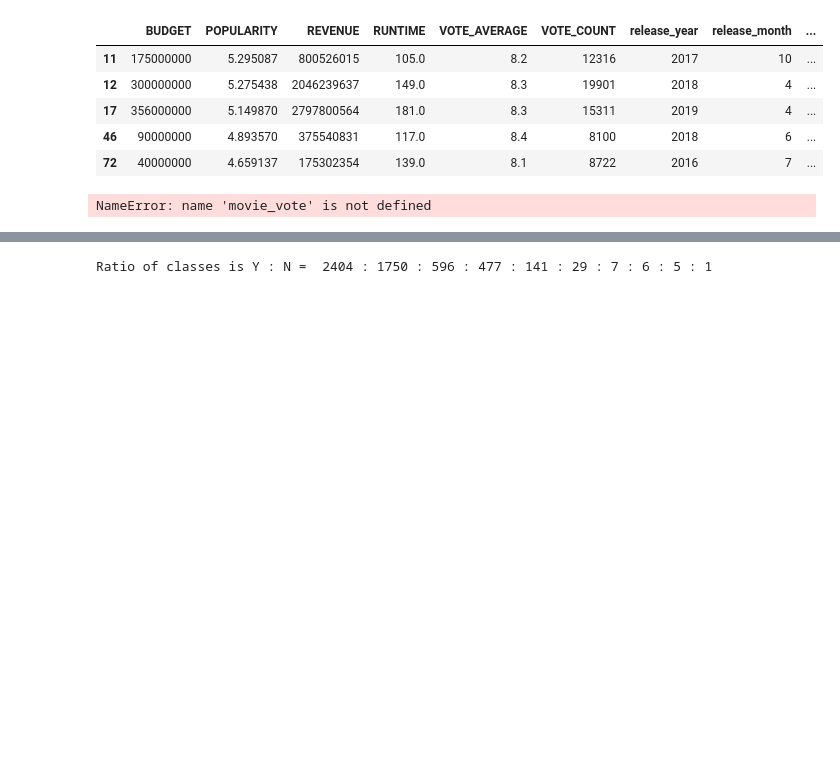
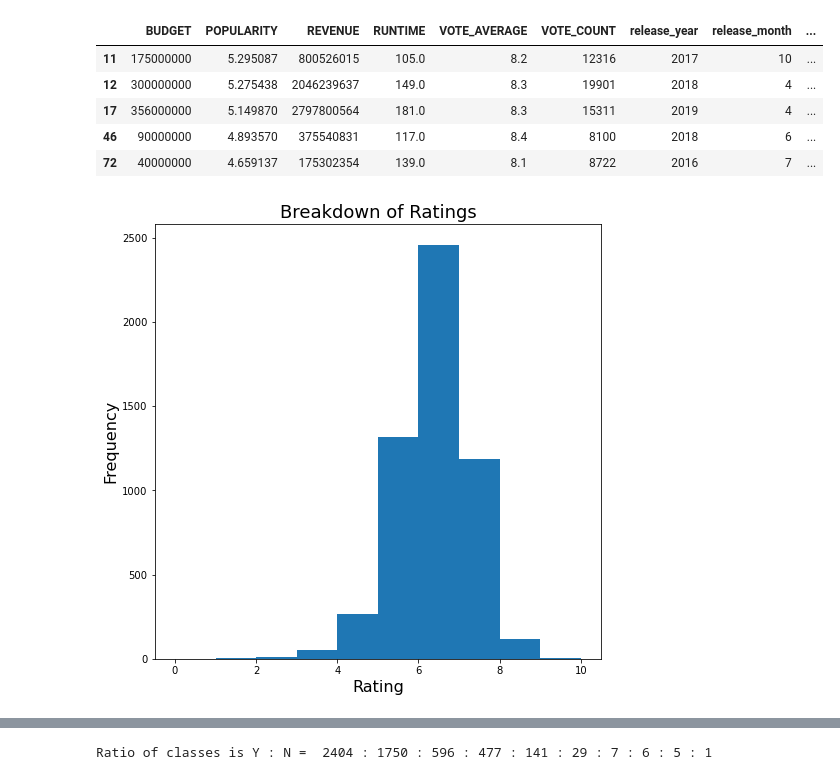
Before and after one commit to EZQQQQ/Movie-Analysis, a Jupyter notebook: MAIN-Copy1.ipynb, the cells around one changed output, grey strips where cells are left out. Cells and saved outputs as stored; diff of their text form; code cells hidden in the pictures; blank space fills up the shorter version.

```diff
--- a/MAIN-Copy1.ipynb
+++ b/MAIN-Copy1.ipynb
@@ -350,10 +350,10 @@ rate_9.head()
 | 46 | 90000000 | 4.893570 | 375540831 | 117.0 | 8.4 | 8100 | 2018 | 6 | ... |
 | 72 | 40000000 | 4.659137 | 175302354 | 139.0 | 8.1 | 8722 | 2016 | 7 | ... |
 # %%
-movie_vote['VOTE_AVERAGE'].plot(kind='hist', figsize = (8,8));
+movie_data['VOTE_AVERAGE'].plot(kind='hist', figsize = (8,8));
 plt.title('Breakdown of Ratings', fontsize = 18)
 plt.xlabel('Rating', fontsize = 16)
 plt.ylabel('Frequency', fontsize = 16);
 # %% [output]
-NameError: name 'movie_vote' is not defined
+[figure, added]
 # %%
```
Also changed, not shown: parts of 17 cells of this notebook.
